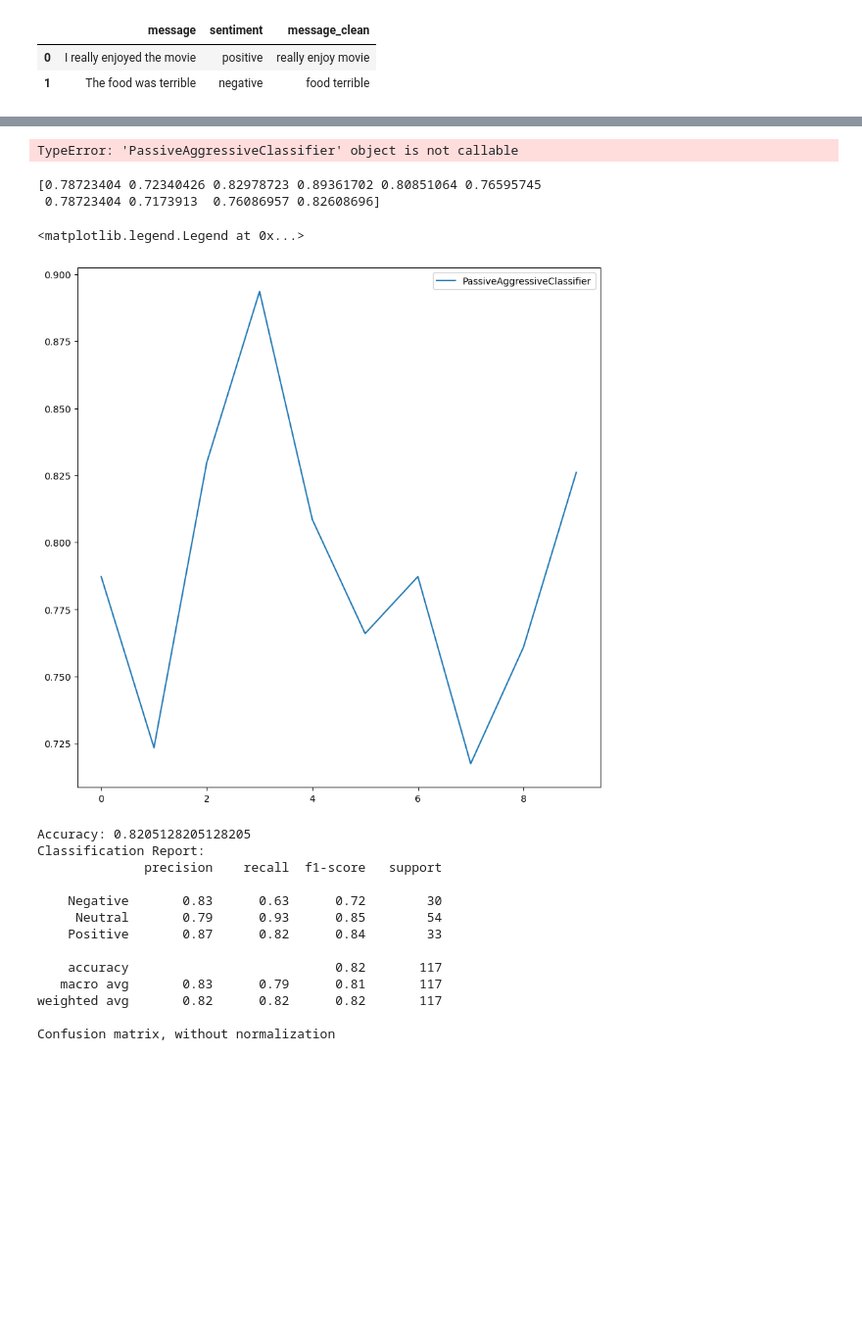
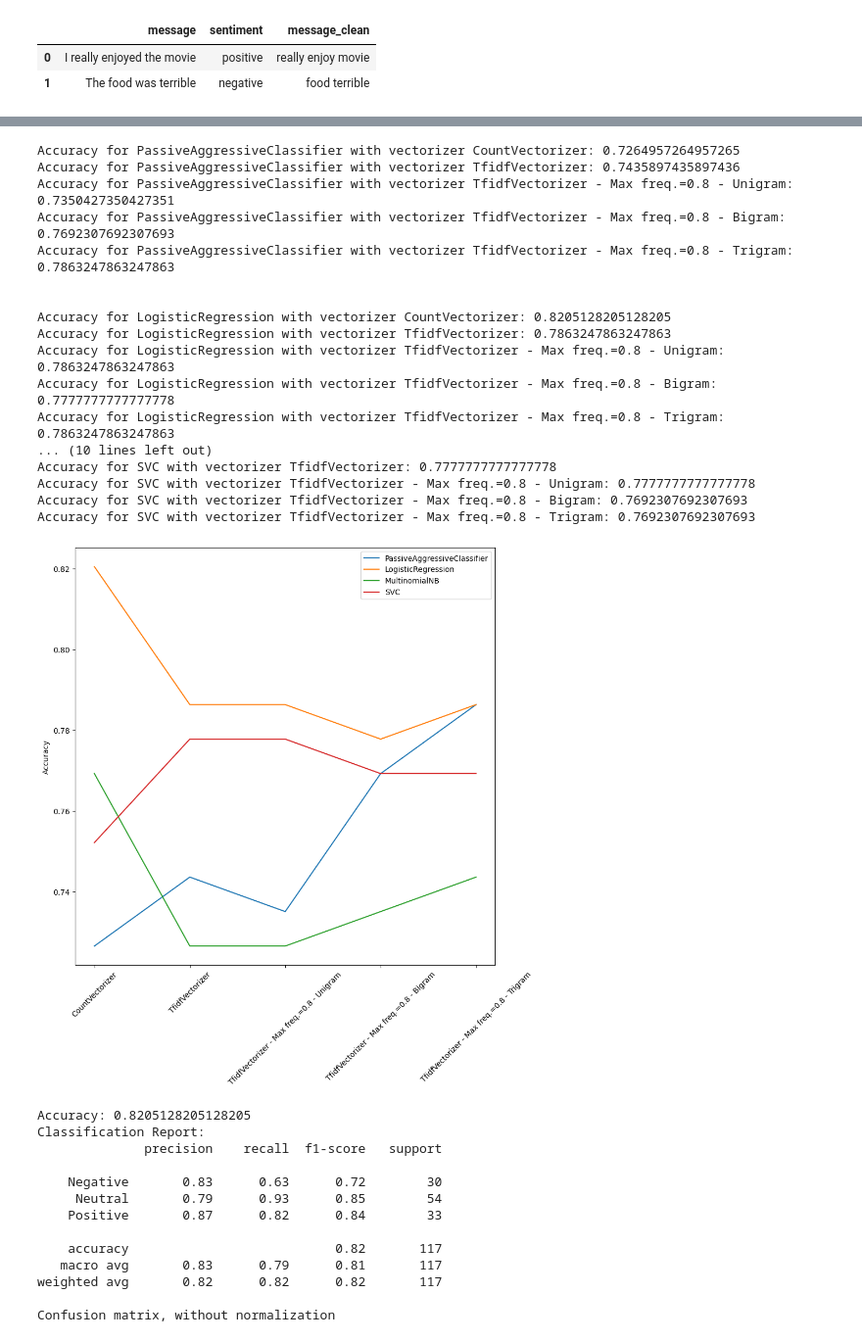
Before and after one commit to tkachenko0/McDonalds-FinderBot-for-Telegram, a Jupyter notebook: nb_NostroCLF.ipynb, the cells around one changed output, grey strips where cells are left out. Shown at 98% size. Drawn from its saved outputs; the diff is of its cells as text; code cells hidden in the pictures; blank space fills up the shorter version.

Commit message:
Minor fixes plotting and readme

```diff
--- a/nb_NostroCLF.ipynb
+++ b/nb_NostroCLF.ipynb
@@ -59,33 +59,38 @@ x_train, x_test, y_train, y_test = train_test_split(X, y, test_size=0.2, random_
 # %%
 vectorizers = list()
 vectorizers.append(CountVectorizer(stop_words='english'))
 vectorizers.append(TfidfVectorizer(stop_words='english'))
 vectorizers.append(TfidfVectorizer(stop_words='english', max_df=0.8))
 vectorizers.append(TfidfVectorizer(stop_words='english', max_df=0.8, ngram_range=(1,2)))
 vectorizers.append(TfidfVectorizer(stop_words='english', max_df=0.8, ngram_range=(1,3)))
 
 models = [PassiveAggressiveClassifier, LogisticRegression, MultinomialNB, SVC]
+labels_vectorizers = ['CountVectorizer', 'TfidfVectorizer', 'TfidfVectorizer - Max freq.=0.8 - Unigram',
+                      'TfidfVectorizer - Max freq.=0.8 - Bigram', 'TfidfVectorizer - Max freq.=0.8 - Trigram']
 
-results_accuracies = classification.test_classifiers(models, vectorizers, x_train, x_test, y_train, y_test)
+results_accuracies = classification.test_classifiers(models, vectorizers, labels_vectorizers, x_train, x_test, y_train, y_test)
 
-labels_vectorizers = ['CountVectorizer', 'TfidfVectorizer', 'TfidfVectorizer \nmax freq. = 0.8',
-                      'TfidfVectorizer \nmax freq. = 0.8 \nbigram', 'TfidfVectorizer \nmax freq. = 0.8 \ntrigram']
 
 plotting.plot_accuracies(results_accuracies, labels_vectorizers)
 # %% [output]
-TypeError: 'PassiveAggressiveClassifier' object is not callable
+Accuracy for PassiveAggressiveClassifier with vectorizer CountVectorizer: 0.7264957264957265
+Accuracy for PassiveAggressiveClassifier with vectorizer TfidfVectorizer: 0.7435897435897436
+Accuracy for PassiveAggressiveClassifier with vectorizer TfidfVectorizer - Max freq.=0.8 - Unigram: 0.7350427350427351
+Accuracy for PassiveAggressiveClassifier with vectorizer TfidfVectorizer - Max freq.=0.8 - Bigram: 0.7692307692307693
+Accuracy for PassiveAggressiveClassifier with vectorizer TfidfVectorizer - Max freq.=0.8 - Trigram: 0.7863247863247863
+
+
+Accuracy for LogisticRegression with vectorizer CountVectorizer: 0.8205128205128205
+Accuracy for LogisticRegression with vectorizer TfidfVectorizer: 0.7863247863247863
+Accuracy for LogisticRegression with vectorizer TfidfVectorizer - Max freq.=0.8 - Unigram: 0.7863247863247863
+Accuracy for LogisticRegression with vectorizer TfidfVectorizer - Max freq.=0.8 - Bigram: 0.7777777777777778
+Accuracy for LogisticRegression with vectorizer TfidfVectorizer - Max freq.=0.8 - Trigram: 0.7863247863247863
+... (10 lines left out)
+Accuracy for SVC with vectorizer TfidfVectorizer: 0.7777777777777778
+Accuracy for SVC with vectorizer TfidfVectorizer - Max freq.=0.8 - Unigram: 0.7777777777777778
+Accuracy for SVC with vectorizer TfidfVectorizer - Max freq.=0.8 - Bigram: 0.7692307692307693
+Accuracy for SVC with vectorizer TfidfVectorizer - Max freq.=0.8 - Trigram: 0.7692307692307693
+[figure, added]
-# %%
-print(scores)
-import matplotlib.pyplot as plt
-#plot cross validation scores
-plt.figure(figsize=(10, 10))
-plt.plot(scores, label="PassiveAggressiveClassifier")
-plt.legend()
-# %% [output]
-[0.78723404 0.72340426 0.82978723 0.89361702 0.80851064 0.76595745
- 0.78723404 0.7173913  0.76086957 0.82608696]
-<matplotlib.legend.Legend at 0x...>
-[figure, removed]
 # %%
 # Best combination of model and vectorizer
 vectorizer = CountVectorizer(stop_words='english')
```
Also changed, not shown: parts of 1 cell of this notebook, 3 other files.
